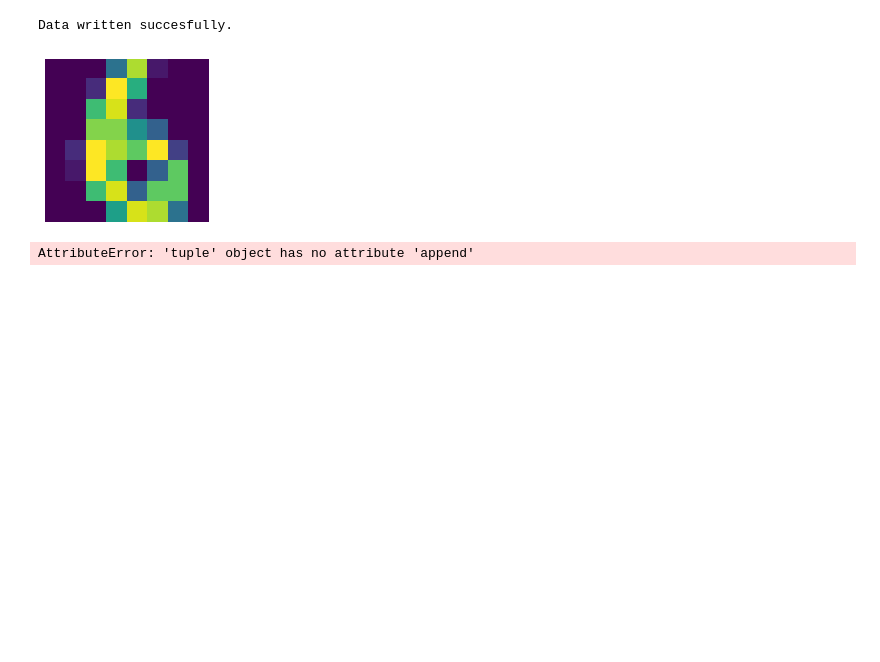
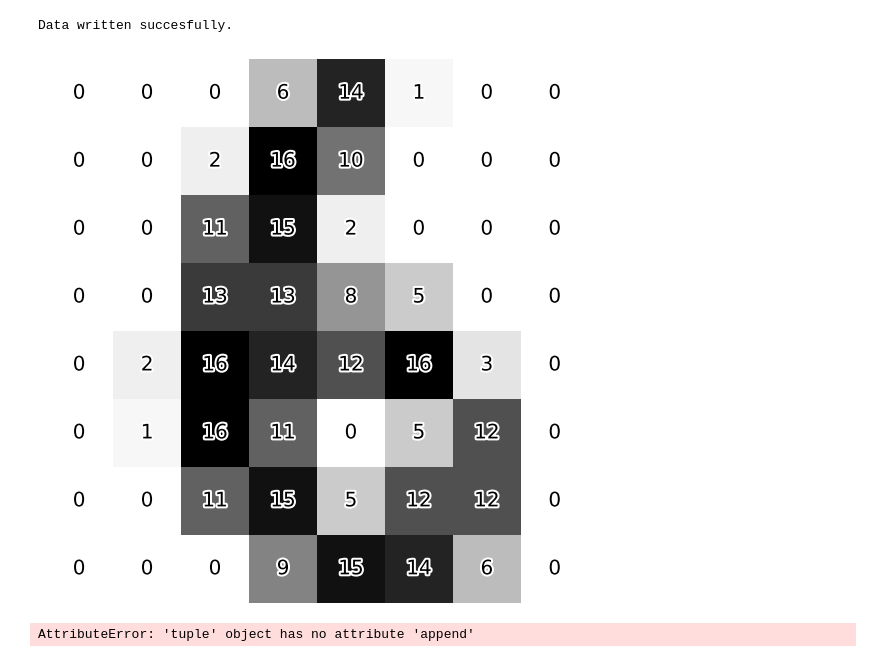
Before and after one commit to rkeulemans/exercise_public, a Jupyter notebook: mnist_knn_tutorial.ipynb, the cells around one changed output. Drawn from its saved outputs; the diff is of its cells as text; code cells hidden in the pictures; blank space fills up the shorter version.

```diff
--- a/mnist_knn_tutorial.ipynb
+++ b/mnist_knn_tutorial.ipynb
@@ -398,13 +404,21 @@ p.write()
 # %% [output]
 Data written succesfully.
 # %%
-fig, axes = plt.subplots(nrows=1, ncols=1, figsize=(3, 3))
+fig, axes = plt.subplots(nrows=1, ncols=1, figsize=(10, 10))
 axes.axis("off")
-axes.matshow(nums[1103])
+axes.matshow(nums[1103], cmap="Greys")
 
-plt.savefig("six.png", dpi=500, bbox_inches='tight')
+# plt.savefig("six_new.png", dpi=500, bbox_inches='tight')
+
+import matplotlib.patheffects as pe
+for (i, j), z in np.ndenumerate(nums[1103]):
+    axes.text(j, i, '{}'.format(int(z)), ha='center', va='center', path_effects=[pe.withStroke(linewidth=4, foreground="white")])
+
+plt.savefig("six_new.png", dpi=500, bbox_inches='tight')
+
+plt.show()
 # %% [output]
-[figure, old version]
+[figure, new version]
 # %%
 e = """
 $@m$
```
Also changed, not shown: parts of 4 cells of this notebook, 5 other files.
